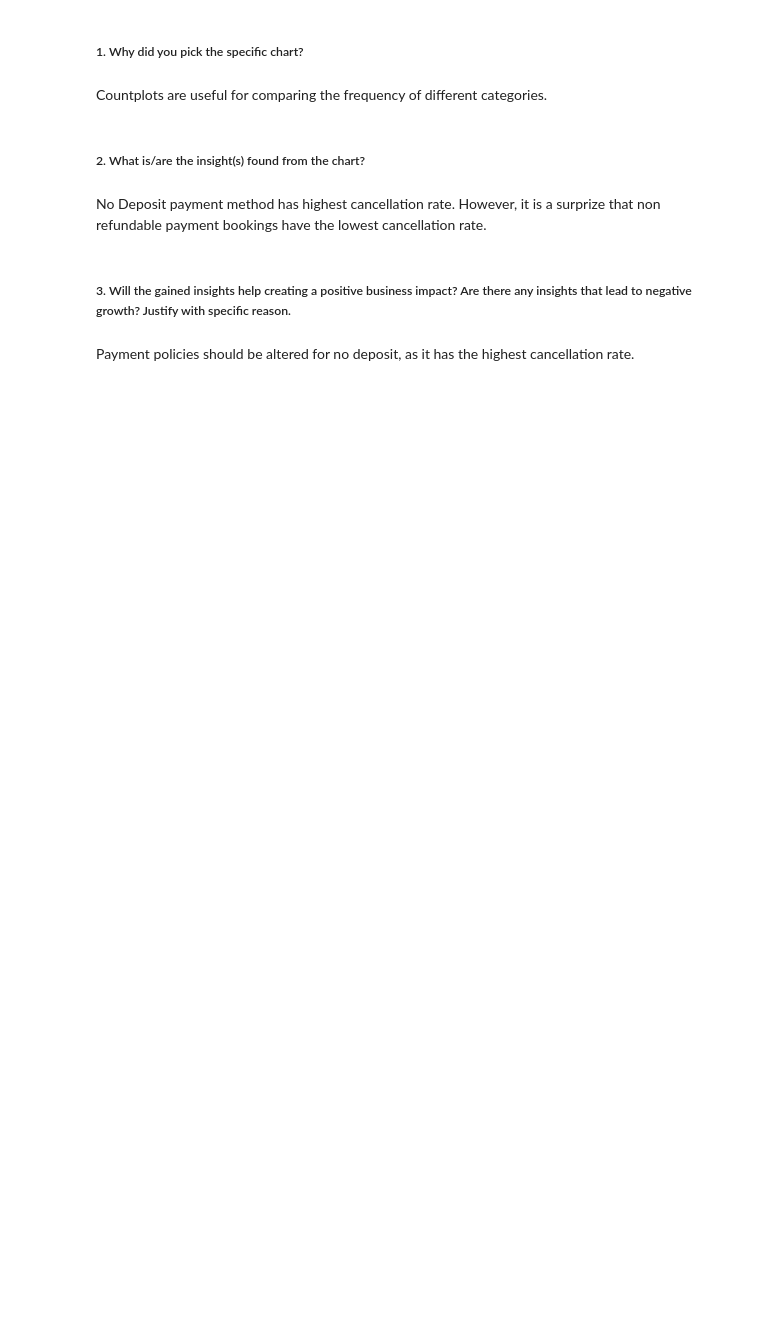
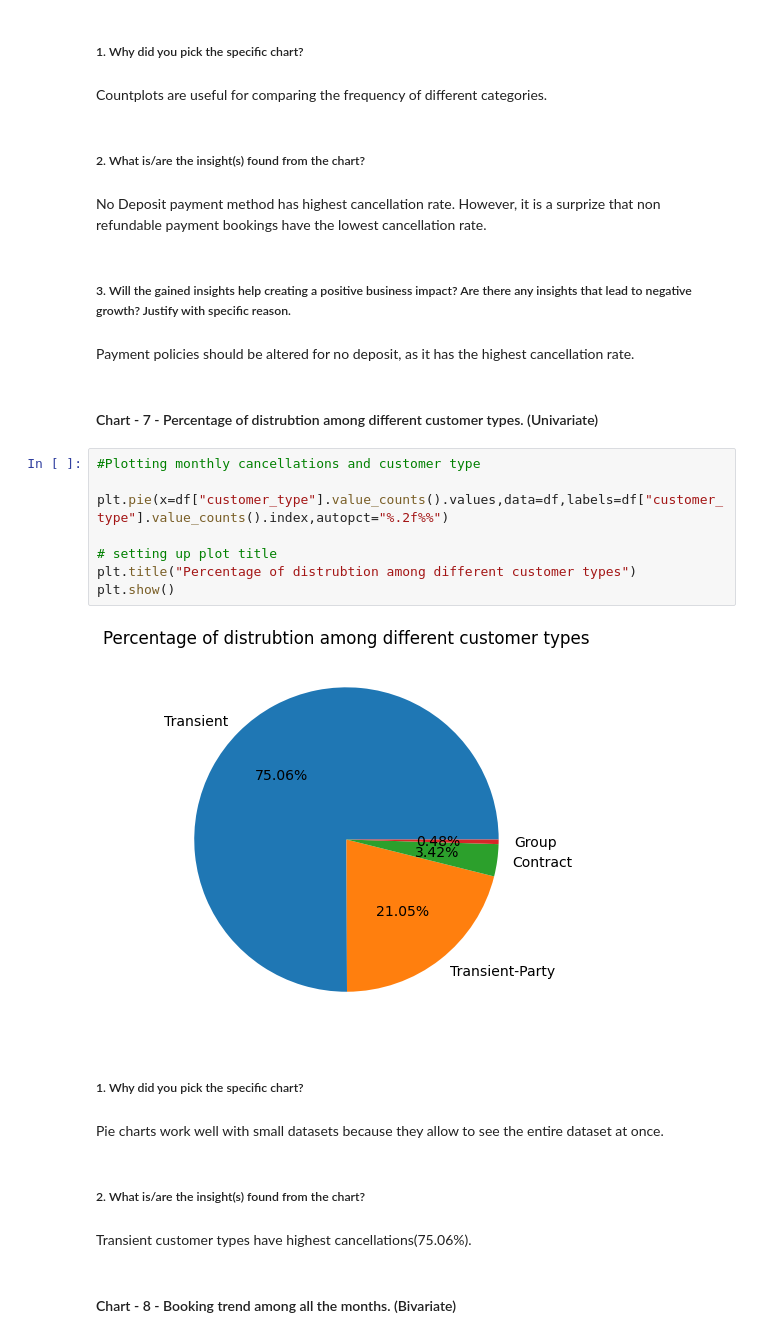
Before and after one commit to dhar9571/Python---Hotel-Booking-Data-Analysis, a Jupyter notebook: Capstone_Project_EDA_Hotel_Bookings_Data.ipynb, the cells around one changed output. Saved outputs shown, nothing was run; the diff lists cells and outputs as text; blank space fills up the shorter version.

```diff
--- a/Capstone_Project_EDA_Hotel_Bookings_Data.ipynb
+++ b/Capstone_Project_EDA_Hotel_Bookings_Data.ipynb
@@ -588,3 +588,25 @@ No Deposit payment method has highest cancellation rate. However, it is a surpri
 ##### 3. Will the gained insights help creating a positive business impact? Are there any insights that lead to negative growth? Justify with specific reason.
 # %% [markdown]
 Payment policies should be altered for no deposit, as it has the highest cancellation rate.
+# %% [markdown]
+#### Chart - 7 - Percentage of distrubtion among different customer types. (Univariate)
+# %%
+#Plotting monthly cancellations and customer type
+
+plt.pie(x=df["customer_type"].value_counts().values,data=df,labels=df["customer_type"].value_counts().index,autopct="%.2f%%")
+
+# setting up plot title
+plt.title("Percentage of distrubtion among different customer types")
+plt.show()
+# %% [output]
+[figure, added]
+# %% [markdown]
+##### 1. Why did you pick the specific chart?
+# %% [markdown]
+Pie charts work well with small datasets because they allow to see the entire dataset at once.
+# %% [markdown]
+##### 2. What is/are the insight(s) found from the chart?
+# %% [markdown]
+Transient customer types have highest cancellations(75.06%).
+# %% [markdown]
+#### Chart - 8 - Booking trend among all the months. (Bivariate)
```
Also changed, not shown: parts of 25 cells of this notebook.
